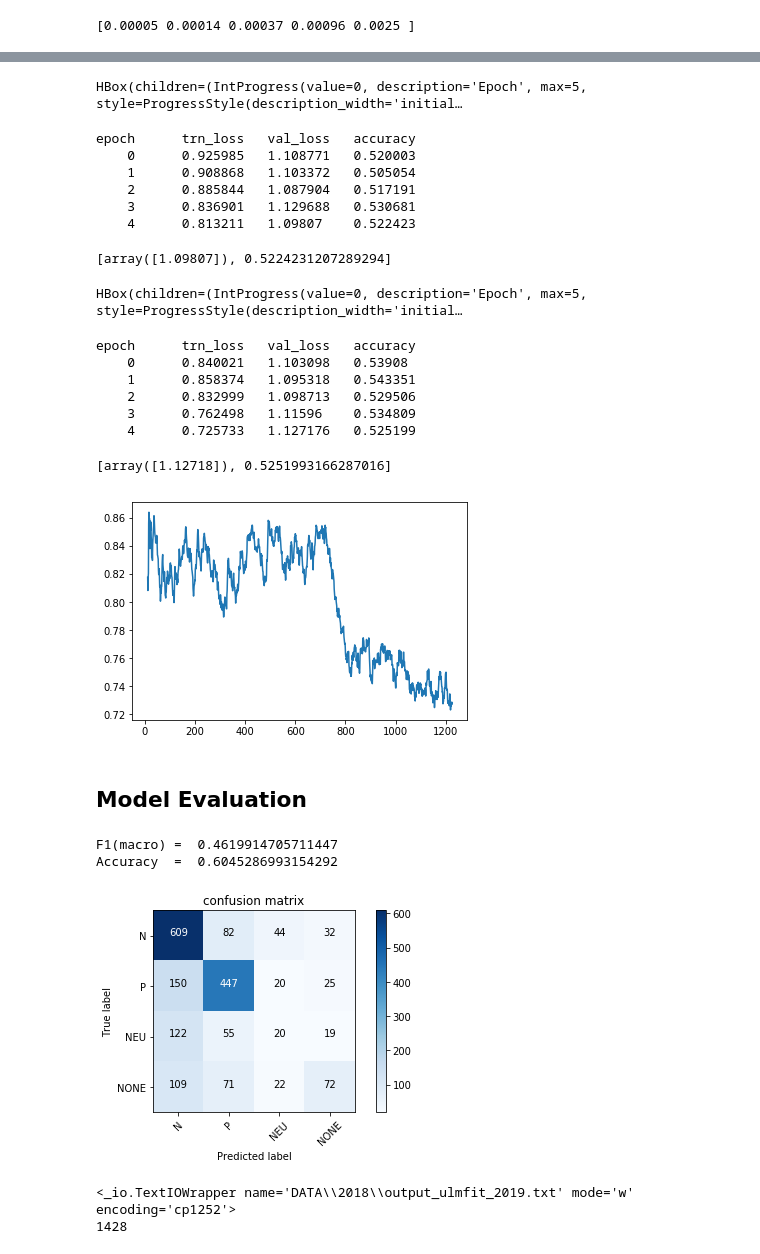
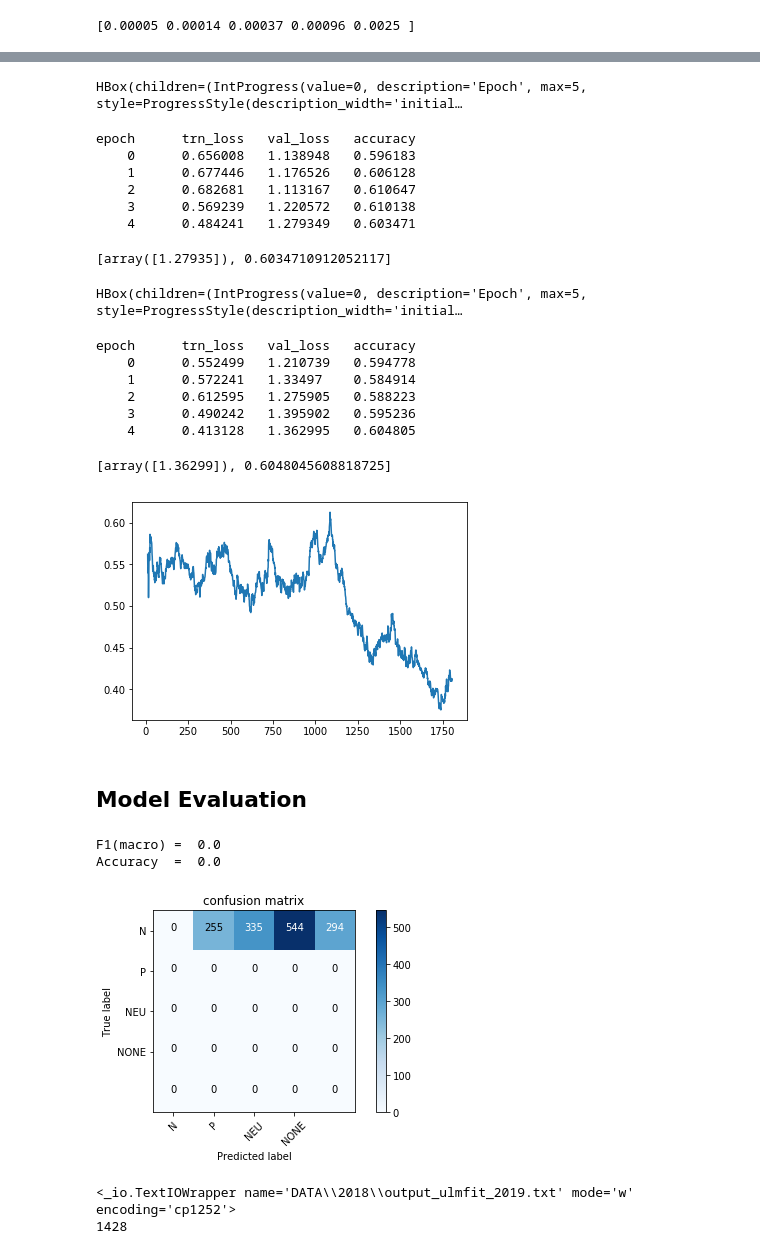
Before and after one commit to dpalominop/ULMFit, a Jupyter notebook: Classifier.ipynb, the cells around one changed output, grey strips where cells are left out. Saved outputs shown, nothing was run; the diff lists cells and outputs as text; code cells hidden in the pictures.

```diff
--- a/Classifier.ipynb
+++ b/Classifier.ipynb
@@ -22,7 +22,7 @@ from sklearn.metrics import f1_score, confusion_matrix
 
 np.random.seed(52)
 # %%
-YEAR='2017'
+YEAR='2018'
 DATA_PATH=Path('./DATA/'+YEAR)
 # DATA_PATH=Path('./data/election_tweets')
 
@@ -765,12 +790,12 @@ learn.fit(lr, 1, cycle_len=5, use_clr_beta=(32,10,0.8,0.7), best_save_name='fina
 # %% [output]
 HBox(children=(IntProgress(value=0, description='Epoch', max=5, style=ProgressStyle(description_width='initial…
 epoch      trn_loss   val_loss   accuracy
-    0      0.925985   1.108771   0.520003
-    1      0.908868   1.103372   0.505054
-    2      0.885844   1.087904   0.517191
-    3      0.836901   1.129688   0.530681
-    4      0.813211   1.09807    0.522423
+    0      0.656008   1.138948   0.596183
+    1      0.677446   1.176526   0.606128
+    2      0.682681   1.113167   0.610647
+    3      0.569239   1.220572   0.610138
+    4      0.484241   1.279349   0.603471
-[array([1.09807]), 0.5224231207289294]
+[array([1.27935]), 0.6034710912052117]
 # %%
 learn.load('final_03')
 # %%
@@ -778,18 +803,18 @@ learn.fit(lr, 1, cycle_len=5, use_clr_beta=(32,10,0.8,0.7), best_save_name='fina
 # %% [output]
 HBox(children=(IntProgress(value=0, description='Epoch', max=5, style=ProgressStyle(description_width='initial…
 epoch      trn_loss   val_loss   accuracy
-    0      0.840021   1.103098   0.53908
-    1      0.858374   1.095318   0.543351
-    2      0.832999   1.098713   0.529506
-    3      0.762498   1.11596    0.534809
-    4      0.725733   1.127176   0.525199
+    0      0.552499   1.210739   0.594778
+    1      0.572241   1.33497    0.584914
+    2      0.612595   1.275905   0.588223
+    3      0.490242   1.395902   0.595236
+    4      0.413128   1.362995   0.604805
-[array([1.12718]), 0.5251993166287016]
+[array([1.36299]), 0.6048045608818725]
 # %%
 # learn.save('final')
 learn.load('final_04')
 learn.sched.plot_loss()
 # %% [output]
-[figure, old version]
+[figure, new version]
 # %% [markdown]
 ## Model Evaluation
 # %%
@@ -839,27 +864,27 @@ vs = len(itos)
 # %%
 
 m = get_rnn_classifer(bptt, 20*70, c, vs, emb_sz=em_sz, n_hid=nh, n_layers=nl, pad_token=1, layers=[em_sz*3, 50, c], drops=[0., 0.])
 
 learn2 = RNN_Learner(md, TextModel(to_gpu(m)))
 learn2.load_encoder('lm1_enc')
-learn2.load('final_04')
+learn2.load('final_01')
 predictions = np.argmax(learn2.predict(), axis=1)
 
 f1 = f1_score(tst_lbls_sampled, predictions, average='macro')
 print('F1(macro) = ', f1)
 
 acc = (tst_lbls_sampled == predictions).mean()
 print('Accuracy  = ', acc)
 
 
 cnf_matrix = confusion_matrix(tst_lbls_sampled, predictions)
 plt.figure()
 plot_confusion_matrix(cnf_matrix, classes=['N', 'P', 'NEU', 'NONE'], title='confusion matrix')
 plt.show()
 # %% [output]
-F1(macro) =  0.4619914705711447
-Accuracy  =  0.6045286993154292
+F1(macro) =  0.0
+Accuracy  =  0.0
-[figure, old version]
+[figure, new version]
 # %%
 def getLabel(num):
     if num == 0:
```
Also changed, not shown: parts of 28 cells of this notebook.
